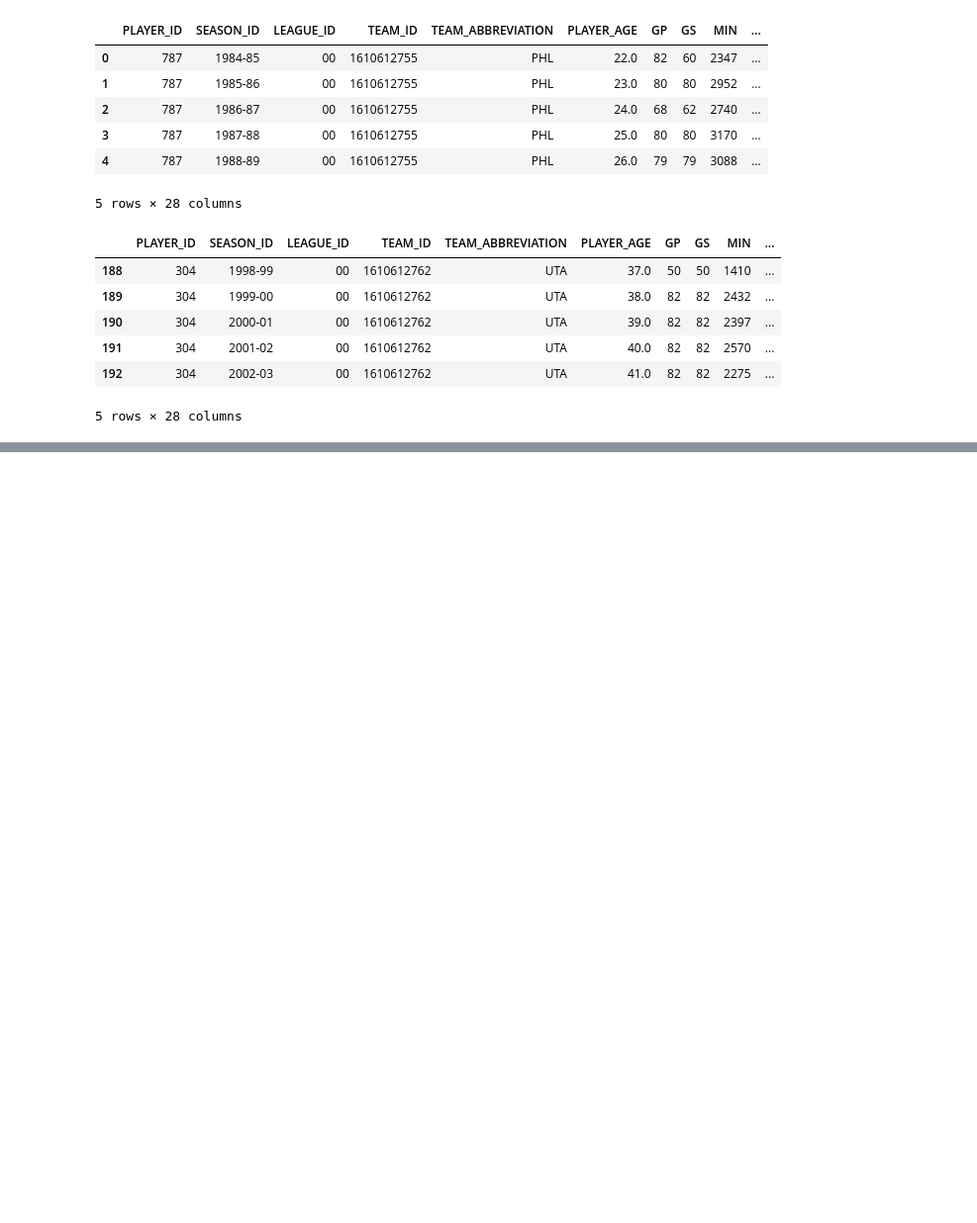
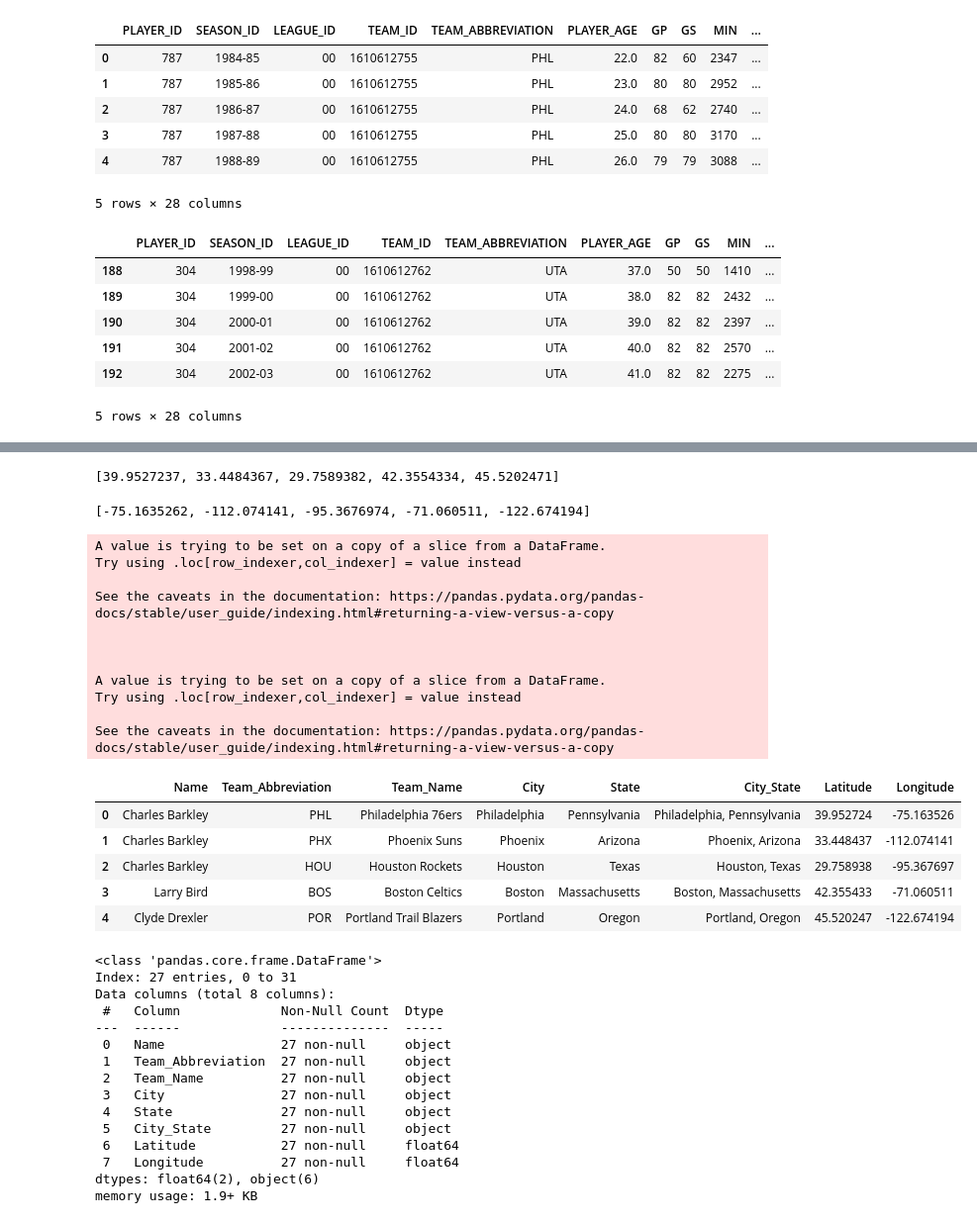
Before and after one commit to e-harrell/dreamteam92, a Jupyter notebook: project notebook.ipynb, the cells around one changed output, grey strips where cells are left out. Shown at 99% size. Saved outputs shown, nothing was run; the diff lists cells and outputs as text; code cells hidden in the pictures; blank space fills up the shorter version.

```diff
--- a/project notebook.ipynb
+++ b/project notebook.ipynb
@@ -236,0 +327,5 @@ mapdata
+# %%
+#creat single column for city and state
+mapdata['City_State']=mapdata['City'] + ', ' + mapdata['State']
+
+mapdata.head()
@@ -236,0 +343,56 @@ mapdata
+# %%
+#getting coordinates for scattermap
+#create lists for city_state column and longitude and latitude coordinates
+City_State=mapdata['City_State'].to_list()
+Longitude=[]
+Latitude=[]
+#geocoding to put coordinates into lists
+geo=Nominatim(user_agent = "nba_map")
+for x in City_State:
+	l1 = geo.geocode(x, timeout=None)
+	Latitude.append(l1.latitude)
+	Longitude.append(l1.longitude)
+# %%
+#check lists
+Latitude[:5]
+Longitude[:5]
+#add coordinates to dataframe
+mapdata['Latitude']=Latitude
+mapdata['Longitude']=Longitude
+mapdata.head()
+mapdata.info()
+# %% [output]
+[39.9527237, 33.4484367, 29.7589382, 42.3554334, 45.5202471]
+[-75.1635262, -112.074141, -95.3676974, -71.060511, -122.674194]
+A value is trying to be set on a copy of a slice from a DataFrame.
+Try using .loc[row_indexer,col_indexer] = value instead
+
+See the caveats in the documentation: https://pandas.pydata.org/pandas-docs/stable/user_guide/indexing.html#returning-a-view-versus-a-copy
+
+
+
+A value is trying to be set on a copy of a slice from a DataFrame.
+Try using .loc[row_indexer,col_indexer] = value instead
+
+See the caveats in the documentation: https://pandas.pydata.org/pandas-docs/stable/user_guide/indexing.html#returning-a-view-versus-a-copy
+|  | Name | Team_Abbreviation | Team_Name | City | State | City_State | Latitude | Longitude |
+| 0 | Charles Barkley | PHL | Philadelphia 76ers | Philadelphia | Pennsylvania | Philadelphia, Pennsylvania | 39.952724 | -75.163526 |
+| 1 | Charles Barkley | PHX | Phoenix Suns | Phoenix | Arizona | Phoenix, Arizona | 33.448437 | -112.074141 |
+| 2 | Charles Barkley | HOU | Houston Rockets | Houston | Texas | Houston, Texas | 29.758938 | -95.367697 |
+| 3 | Larry Bird | BOS | Boston Celtics | Boston | Massachusetts | Boston, Massachusetts | 42.355433 | -71.060511 |
+| 4 | Clyde Drexler | POR | Portland Trail Blazers | Portland | Oregon | Portland, Oregon | 45.520247 | -122.674194 |
+<class 'pandas.core.frame.DataFrame'>
+Index: 27 entries, 0 to 31
+Data columns (total 8 columns):
+ #   Column             Non-Null Count  Dtype
+---  ------             --------------  -----
+ 0   Name               27 non-null     object
+ 1   Team_Abbreviation  27 non-null     object
+ 2   Team_Name          27 non-null     object
+ 3   City               27 non-null     object
+ 4   State              27 non-null     object
+ 5   City_State         27 non-null     object
+ 6   Latitude           27 non-null     float64
+ 7   Longitude          27 non-null     float64
+dtypes: float64(2), object(6)
+memory usage: 1.9+ KB
```
Also changed, not shown: parts of 10 cells of this notebook.
